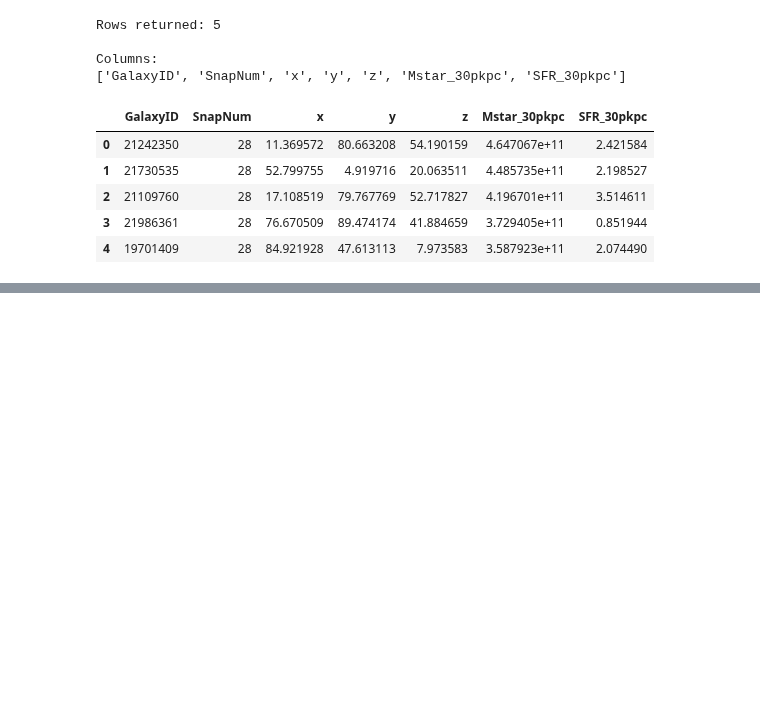
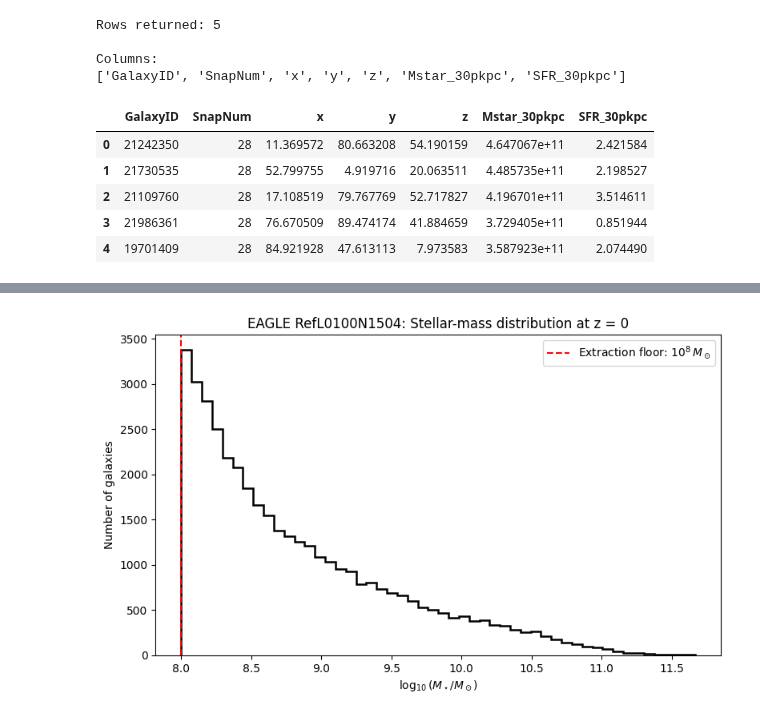
Before and after one commit to saatour/GW170817, a Jupyter notebook: 20261013_EAGLE_simulation_analysis_Chapter6.ipynb, the cells around one changed output, grey strips where cells are left out. Cells and saved outputs as stored; diff of their text form; code cells hidden in the pictures; blank space fills up the shorter version.

```diff
--- a/20261013_EAGLE_simulation_analysis_Chapter6.ipynb
+++ b/20261013_EAGLE_simulation_analysis_Chapter6.ipynb
@@ -625,0 +761,39 @@ Columns:
+# %%
+eagle["logMstar"] = np.log10(
+    eagle["Mstar_30pkpc"]
+)
+
+fig, ax = plt.subplots(figsize=(8, 5))
+
+ax.hist(
+    eagle["logMstar"],
+    bins=50,
+    histtype="step",
+    linewidth=1.8,
+    color="black"
+)
+
+ax.axvline(
+    8.0,
+    linestyle="--",
+    color="red",
+    label=r"Extraction floor: $10^8\,M_\odot$"
+)
+
+ax.set_xlabel(
+    r"$\log_{10}(M_\star/M_\odot)$"
+)
+
+ax.set_ylabel("Number of galaxies")
+
+ax.set_title(
+    "EAGLE RefL0100N1504: "
+    "Stellar-mass distribution at z = 0"
+)
+
+ax.legend()
+
+plt.tight_layout()
+plt.show()
+# %% [output]
+[figure, added]
```
Also changed, not shown: parts of 3 cells of this notebook.
